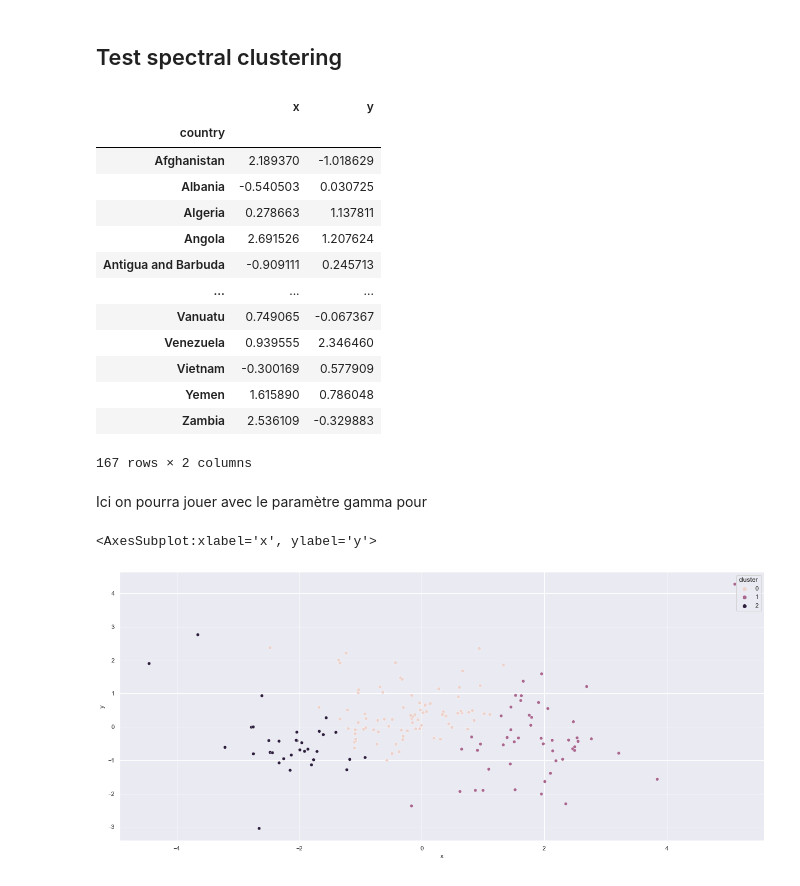
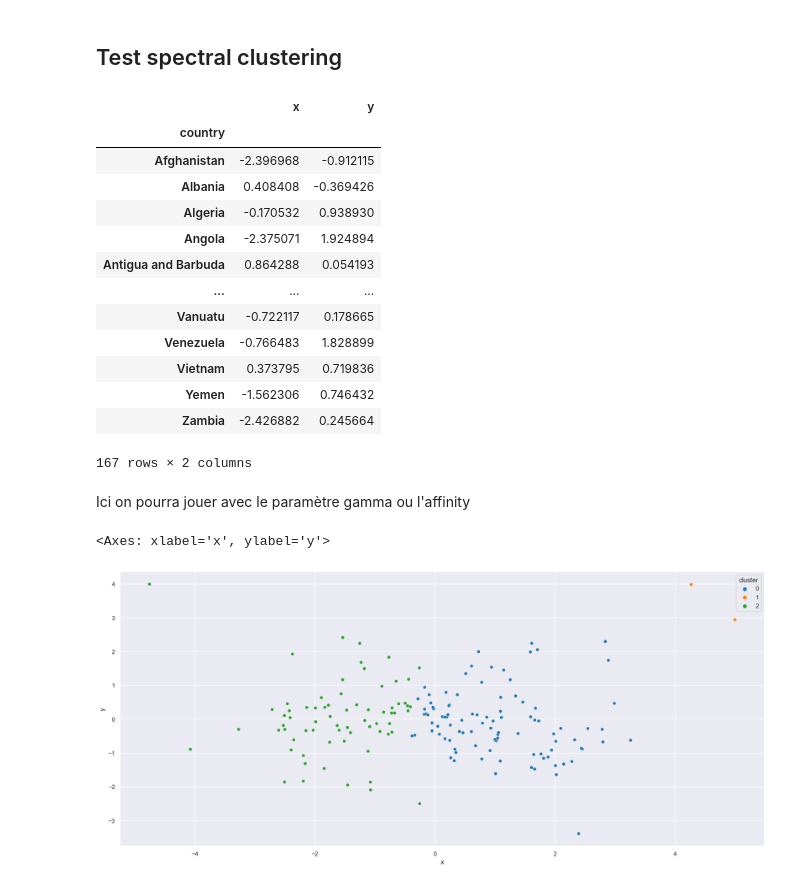
Before and after one commit to Vincent-Ta/Country_classification, a Jupyter notebook: main.ipynb, the cells around one changed output. Drawn from its saved outputs; the diff is of its cells as text; code cells hidden in the pictures.

```diff
--- a/main.ipynb
+++ b/main.ipynb
@@ -311,0 +326,26 @@ sns.scatterplot(data=country_pca_kmean, x='x', y='y', hue='cluster')
+# %%
+combine_col = df_std_country
+
+combine_col['child_mort_total_fer']= (combine_col['child_mort'] + combine_col['total_fer'])/2
+combine_col = combine_col.drop('child_mort', axis=1)
+combine_col = combine_col.drop('total_fer',axis=1)
+
+combine_col['income_gdpp']= (combine_col['income'] + combine_col['gdpp'])/2
+combine_col = combine_col.drop('income', axis=1)
+combine_col = combine_col.drop('gdpp',axis=1)
+
+# On enlève imports et exports
+combine_col = combine_col.drop('imports', axis=1)
+# combine_col = combine_col.drop('exports',axis=1)
+
+pca = PCA(n_components=2)
+np_pca = pca.fit_transform(combine_col)
+country_pca = pd.DataFrame(np_pca, columns = ['x','y'], index=country_data.index)
+
+country_pca_kmean = country_pca.copy()
+kmeans_clustering =  KMeans(n_clusters=3, random_state=0).fit(country_pca_kmean)
+country_pca_kmean['cluster'] = kmeans_clustering.labels_
+
+print(metrics.silhouette_score(country_pca, kmeans_clustering.labels_, metric='euclidean'))
+
+sns.scatterplot(data=country_pca_kmean, x='x', y='y', hue='cluster')
@@ -347,29 +391,29 @@ country_pca
 # %% [output]
 |  | x | y |
 | country |  |  |
-| Afghanistan | 2.189370 | -1.018629 |
-| Albania | -0.540503 | 0.030725 |
-| Algeria | 0.278663 | 1.137811 |
-| Angola | 2.691526 | 1.207624 |
-| Antigua and Barbuda | -0.909111 | 0.245713 |
+| Afghanistan | -2.396968 | -0.912115 |
+| Albania | 0.408408 | -0.369426 |
+| Algeria | -0.170532 | 0.938930 |
+| Angola | -2.375071 | 1.924894 |
+| Antigua and Barbuda | 0.864288 | 0.054193 |
 | ... | ... | ... |
-| Vanuatu | 0.749065 | -0.067367 |
-| Venezuela | 0.939555 | 2.346460 |
-| Vietnam | -0.300169 | 0.577909 |
-| Yemen | 1.615890 | 0.786048 |
-| Zambia | 2.536109 | -0.329883 |
+| Vanuatu | -0.722117 | 0.178665 |
+| Venezuela | -0.766483 | 1.828899 |
+| Vietnam | 0.373795 | 0.719836 |
+| Yemen | -1.562306 | 0.746432 |
+| Zambia | -2.426882 | 0.245664 |
 167 rows × 2 columns
 # %%
 country_pca_spectral = country_pca.copy()
-spectral_clustering = SpectralClustering(n_clusters=3, assign_labels='discretize', affinity='nearest_neighbors', random_state=0, n_neighbors=10).fit(country_pca_spectral)
+spectral_clustering = SpectralClustering(n_clusters=3, assign_labels='discretize', affinity='rbf', gamma=1, random_state=0, n_neighbors=10).fit(country_pca_spectral)
 country_pca_spectral['cluster'] = spectral_clustering.labels_
 # %% [markdown]
-Ici on pourra jouer avec le paramètre gamma pour
+Ici on pourra jouer avec le paramètre gamma ou l'affinity
 # %%
-sns.scatterplot(data=country_pca_spectral, x='x', y='y', hue='cluster')
+sns.scatterplot(data=country_pca_spectral, x='x', y='y', hue='cluster', palette="tab10")
 # %% [output]
-<AxesSubplot:xlabel='x', ylabel='y'>
+<Axes: xlabel='x', ylabel='y'>
-[figure, old version]
+[figure, new version]
 # %%
 for i in country_pca_spectral.index:
     try:
```
Also changed, not shown: parts of 20 cells of this notebook, 1 other file.
